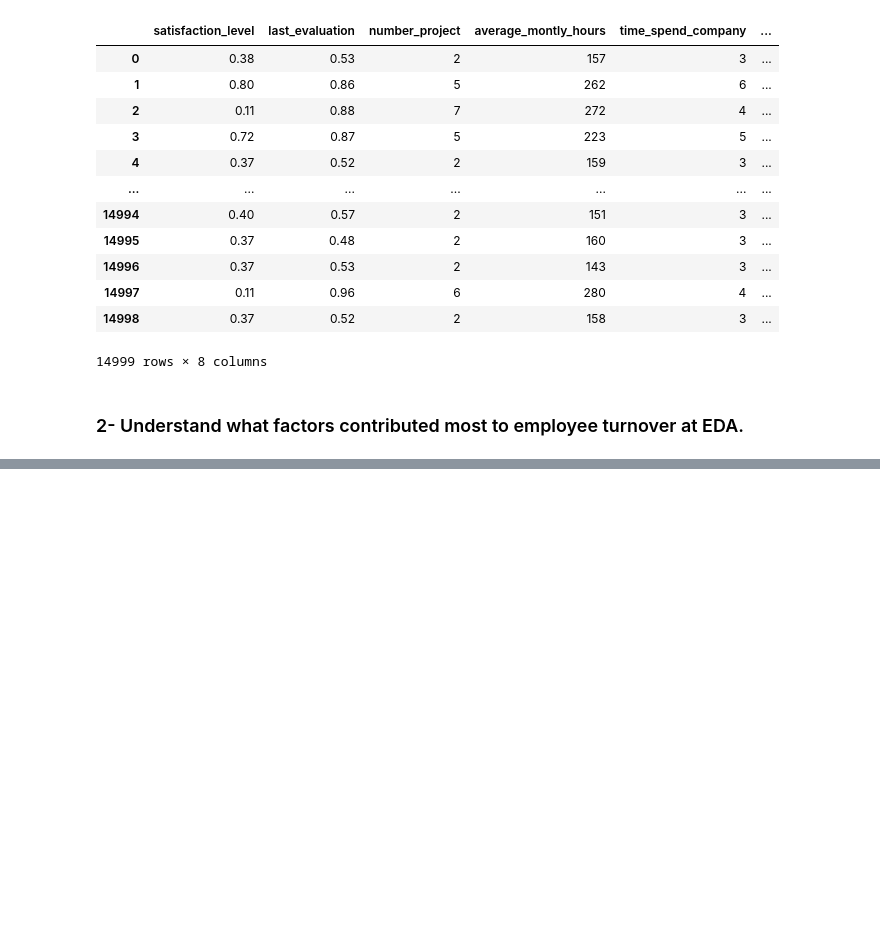
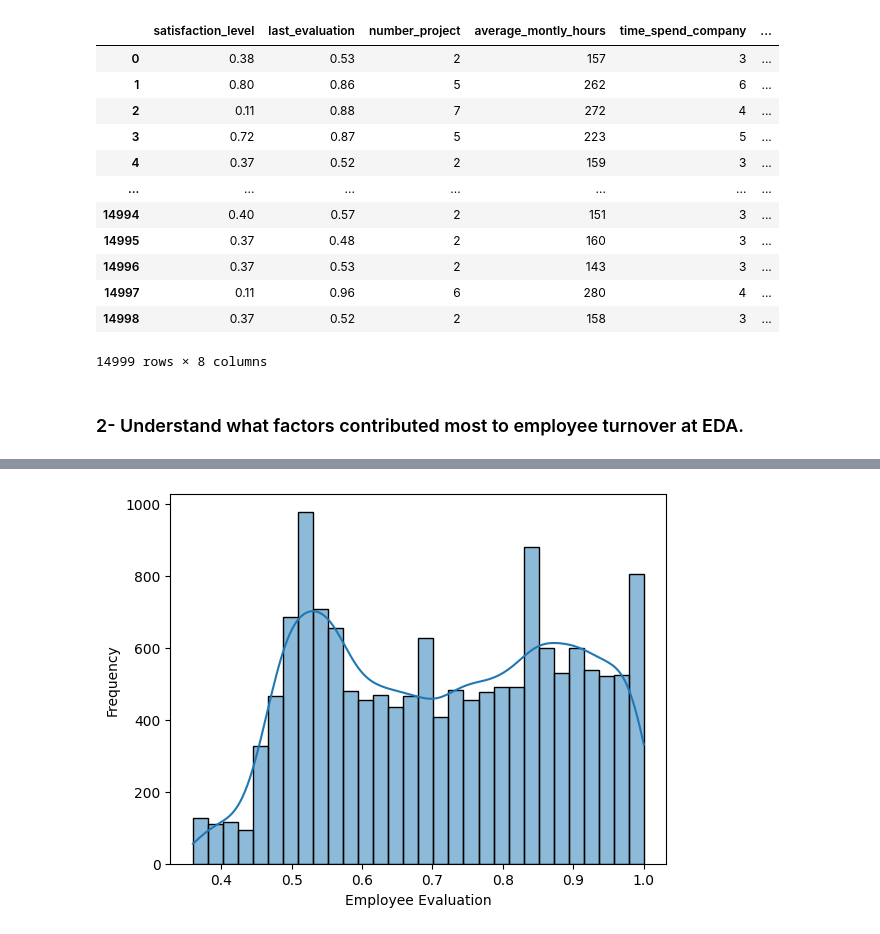
Before and after one commit to Mesterumit/Employee_Turnover_model, a Jupyter notebook: Employee_Turnover_App.ipynb, the cells around one changed output, grey strips where cells are left out. Drawn from its saved outputs; the diff is of its cells as text; code cells hidden in the pictures; blank space fills up the shorter version.

```diff
--- a/Employee_Turnover_App.ipynb
+++ b/Employee_Turnover_App.ipynb
@@ -75,0 +80,9 @@ co
+# %%
+#    - Employee Evaluation (use column last_evaluation)
+
+sns.histplot(df['last_evaluation'],bins=30, kde=True)
+plt.xlabel('Employee Evaluation')
+plt.ylabel('Frequency')
+plt.show()
+# %% [output]
+[figure, added]
```
Also changed, not shown: parts of 25 cells of this notebook.
